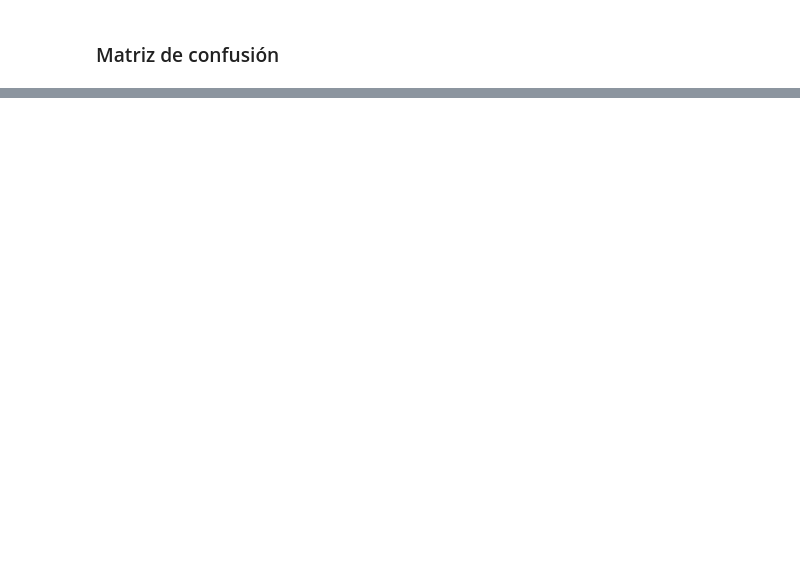
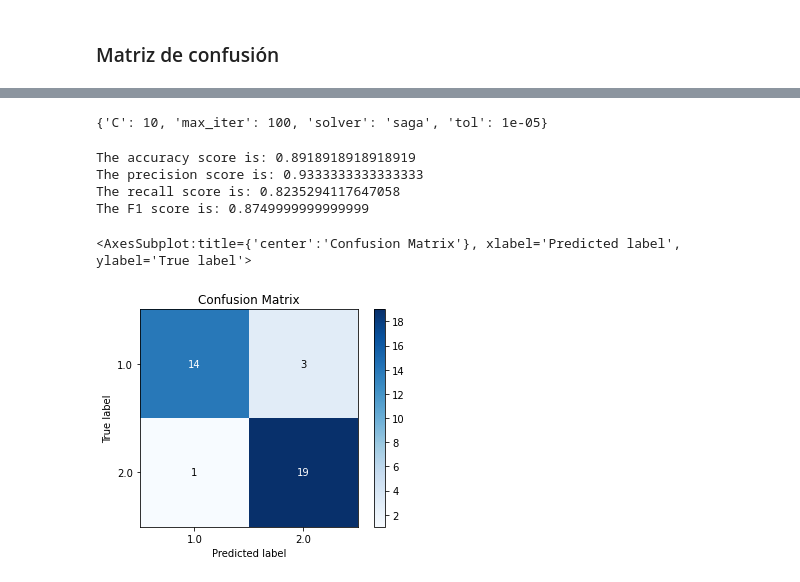
Before and after one commit to Hans03430/Tesis_Chatbot, a Jupyter notebook: notebook/modeling/Classifier.ipynb, the cells around one changed output, grey strips where cells are left out. Cells and saved outputs as stored; diff of their text form; code cells hidden in the pictures; blank space fills up the shorter version.

```diff
--- a/notebook/modeling/Classifier.ipynb
+++ b/notebook/modeling/Classifier.ipynb
@@ -48,0 +63,35 @@ plot_confusion_matrix(y_test, y_pred)
+# %%
+from sklearn.model_selection import GridSearchCV
+from sklearn.metrics import make_scorer
+from sklearn.metrics import accuracy_score, f1_score, recall_score, precision_score
+
+clf = GridSearchCV(LogisticRegression(), param_grid = {
+    'C': [0.001, 0.01, 0.1, 1, 10],
+    'tol': [0.00001, 0.0001, 0.001, 0.01, 0.1, 1],
+    'solver': ['newton-cg', 'lbfgs', 'liblinear', 'sag', 'saga'],
+    'max_iter': [100, 1000, 10000]
+}, scoring = {
+    'Recall': make_scorer(recall_score),
+    'Accuracy': make_scorer(accuracy_score),
+    'f1': make_scorer(f1_score),
+    'Precision': make_scorer(precision_score)
+}, refit='f1', n_jobs=-1)
+clf.fit(X_train, y_train)
+clf.best_params_
+# %% [output]
+{'C': 10, 'max_iter': 100, 'solver': 'saga', 'tol': 1e-05}
+# %%
+clf = LogisticRegression(max_iter=100, C=10, solver='saga', tol=0.00001)
+clf.fit(X_train, y_train)
+y_pred = clf.predict(X_test)
+print_scores(y_test, y_pred)
+# %% [output]
+The accuracy score is: 0.8918918918918919
+The precision score is: 0.9333333333333333
+The recall score is: 0.8235294117647058
+The F1 score is: 0.8749999999999999
+# %%
+plot_confusion_matrix(y_test, y_pred)
+# %% [output]
+<AxesSubplot:title={'center':'Confusion Matrix'}, xlabel='Predicted label', ylabel='True label'>
+[figure, added]
```
Also changed, not shown: parts of 4 cells of this notebook, 5 other files.
